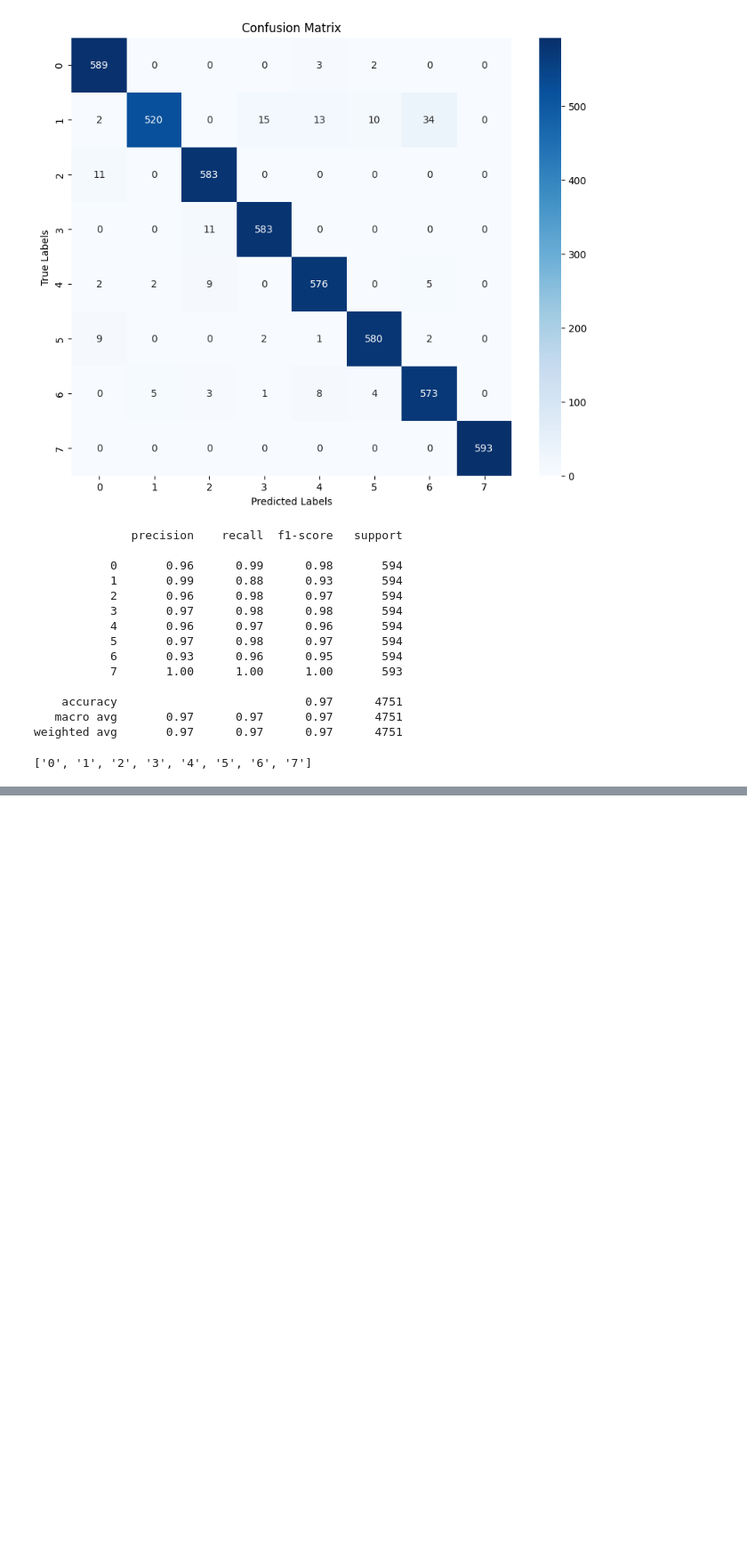
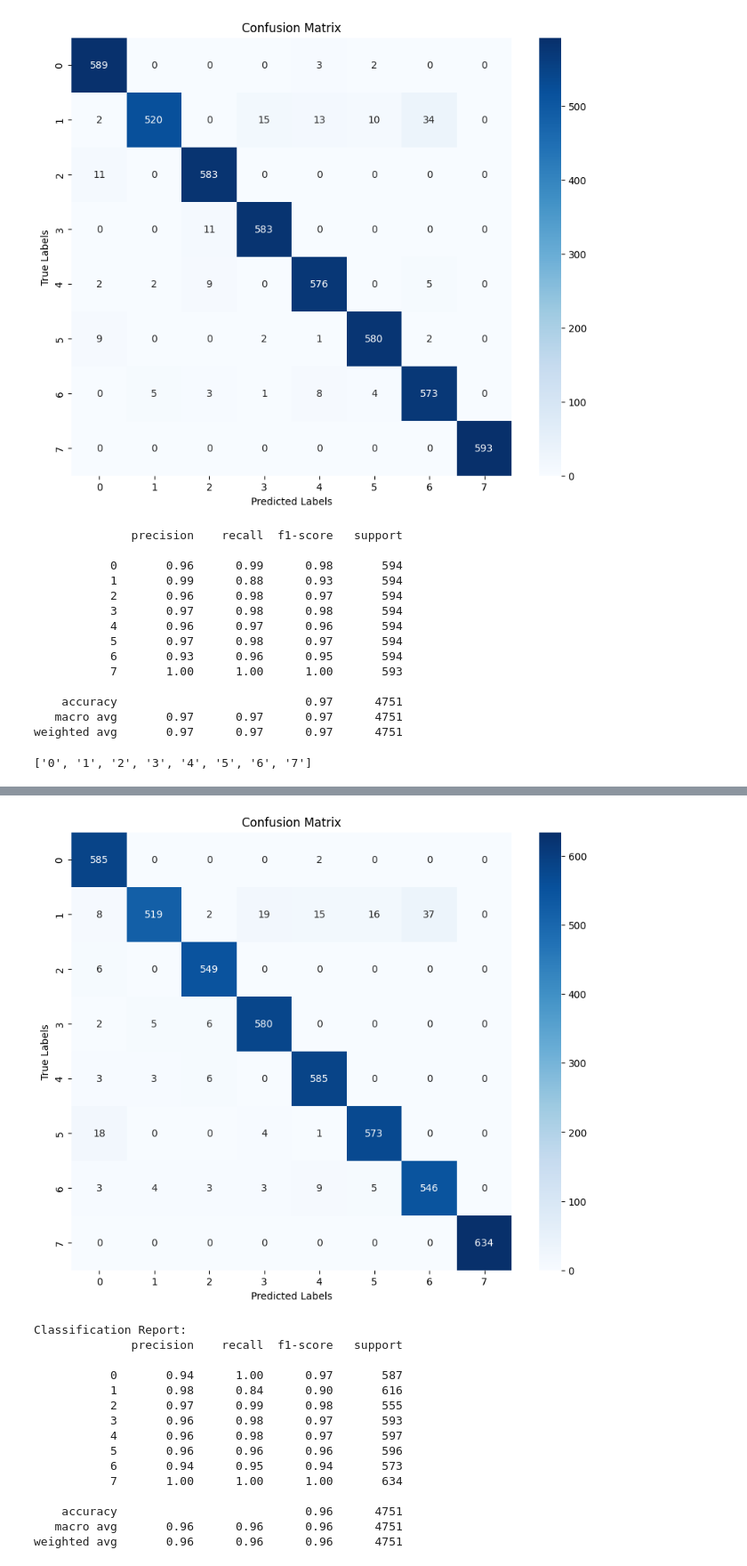
Before and after one commit to TFlop-Satria-Data-2024/bdc, a Jupyter notebook: rf-svm-bert/Training.ipynb, the cells around one changed output, grey strips where cells are left out. Shown at 89% size. Drawn from its saved outputs; the diff is of its cells as text; code cells hidden in the pictures; blank space fills up the shorter version.

```diff
--- a/rf-svm-bert/Training.ipynb
+++ b/rf-svm-bert/Training.ipynb
@@ -401,0 +412,24 @@ df_pred
+# %%
+def preprocess_function(examples):
+    return tokenizer(examples['text'], truncation=True, padding='max_length', max_length=128)
+
+tokenized_datasets = dataset.map(preprocess_function, batched=True)
+# %%
+training_args = TrainingArguments(
+    output_dir='./results',
+    evaluation_strategy="epoch",
+    learning_rate=2e-5,
+    per_device_train_batch_size=16,
+    per_device_eval_batch_size=16,
+    num_train_epochs=3,
+    weight_decay=0.01,
+)
+# %%
+trainer = Trainer(
+    model=model,
+    args=training_args,
+    train_dataset=tokenized_datasets['train'],
+    eval_dataset=tokenized_datasets['test'],
+)
+
+trainer.train()
@@ -401,0 +465,38 @@ df_pred
+# %%
+predictions = trainer.predict(tokenized_datasets['test'])
+
+predicted_labels = np.argmax(predictions.predictions, axis=1)
+true_labels = tokenized_datasets['test']['label']
+
+conf_matrix = confusion_matrix(true_labels, predicted_labels)
+
+class_report = classification_report(true_labels, predicted_labels)
+
+plt.figure(figsize=(10, 8))
+sns.heatmap(conf_matrix, annot=True, fmt='d', cmap='Blues',
+            xticklabels=np.unique(true_labels),
+            yticklabels=np.unique(true_labels))
+plt.xlabel('Predicted Labels')
+plt.ylabel('True Labels')
+plt.title('Confusion Matrix')
+plt.show()
+
+print("\nClassification Report:")
+print(class_report)
+# %% [output]
+[figure, added]
+Classification Report:
+              precision    recall  f1-score   support
+
+           0       0.94      1.00      0.97       587
+           1       0.98      0.84      0.90       616
+           2       0.97      0.99      0.98       555
+           3       0.96      0.98      0.97       593
+           4       0.96      0.98      0.97       597
+           5       0.96      0.96      0.96       596
+           6       0.94      0.95      0.94       573
+           7       1.00      1.00      1.00       634
+
+    accuracy                           0.96      4751
+   macro avg       0.96      0.96      0.96      4751
+weighted avg       0.96      0.96      0.96      4751
```
Also changed, not shown: parts of 12 cells of this notebook.
